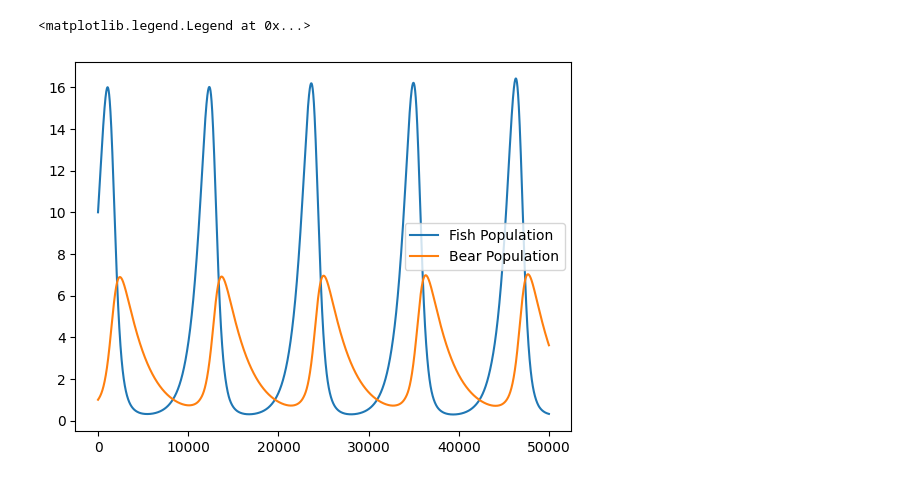
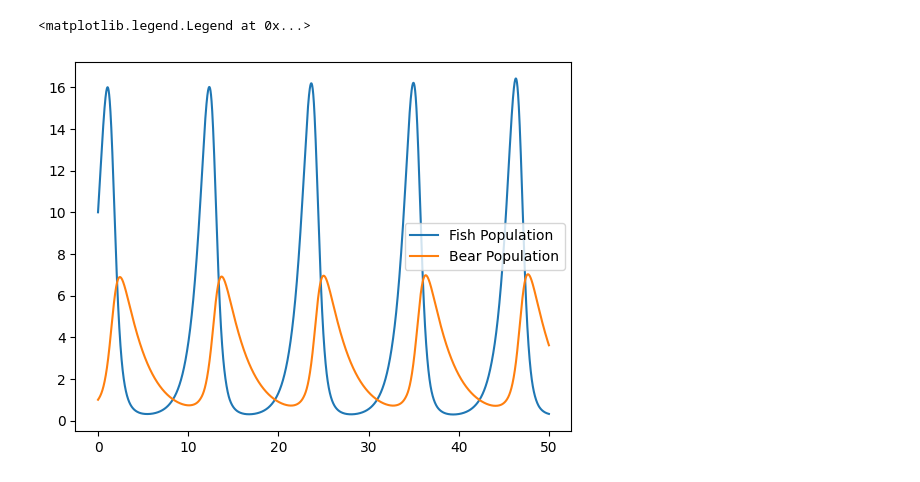
Before and after one commit to Averydx/CompBio, a Jupyter notebook: LotkaVolterra.ipynb, the cells around one changed output. Saved outputs shown, nothing was run; the diff lists cells and outputs as text; code cells hidden in the pictures.

```diff
--- a/LotkaVolterra.ipynb
+++ b/LotkaVolterra.ipynb
@@ -18,9 +18,9 @@ def LV(t,y,par):
 # %%
 sol = solve_ivp(fun=lambda t,y :LV(t,y,par),t_span=t,y0=y0,t_eval=np.linspace(0,50,50000))
 
-plt.plot(sol.y[0,:],label="Fish Population")
-plt.plot(sol.y[1,:],label = "Bear Population")
+plt.plot(np.linspace(0,50,50000),sol.y[0,:],label="Fish Population")
+plt.plot(np.linspace(0,50,50000),sol.y[1,:],label = "Bear Population")
 plt.legend()
 # %% [output]
 <matplotlib.legend.Legend at 0x...>
-[figure, old version]
+[figure, new version]
```
Also changed, not shown: parts of 1 cell of this notebook, 4 other files.
